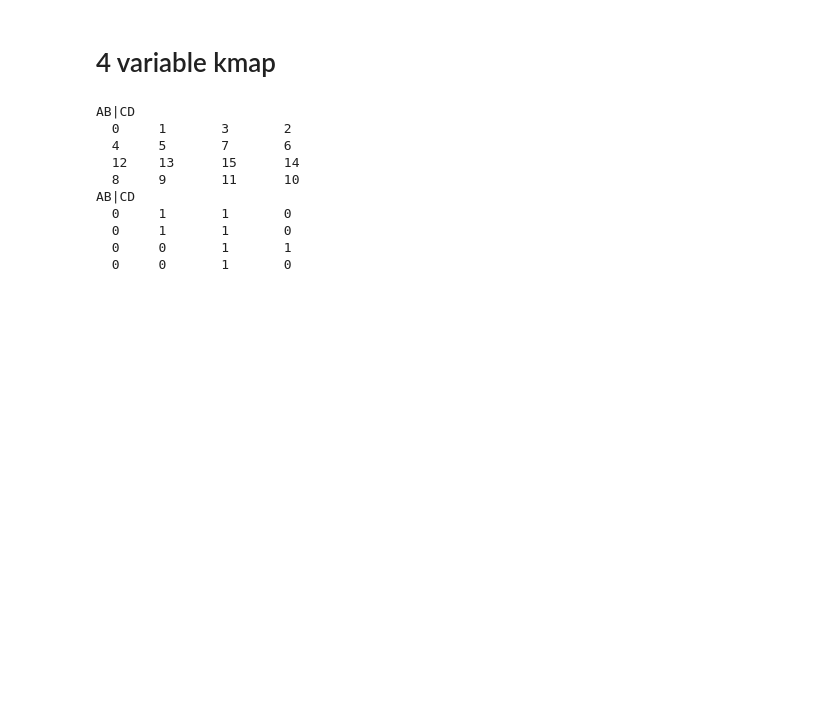
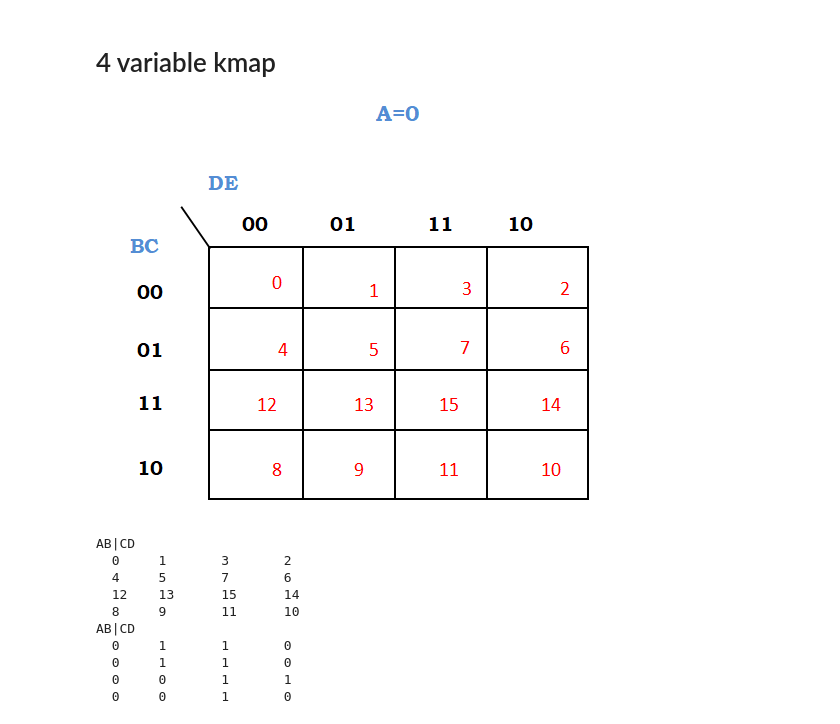
Before and after one commit to Kunjung/map, a Jupyter notebook: kmap positional arrays.ipynb, the cells around one changed output. Drawn from its saved outputs; the diff is of its cells as text; code cells hidden in the pictures; blank space fills up the shorter version.

```diff
--- a/kmap positional arrays.ipynb
+++ b/kmap positional arrays.ipynb
@@ -54,6 +59,11 @@ A|BC
   0     1       1       0
 # %% [markdown]
 # 4 variable kmap
+# %%
+from IPython.display import Image, display
+display(Image(filename='4_variable_kmap.png'))
+# %% [output]
+[figure, added]
 # %%
 function = [1,3,5,7, 11, 14, 15]
 # a b c
```
Also changed, not shown: parts of 4 cells of this notebook, 3 other files.
